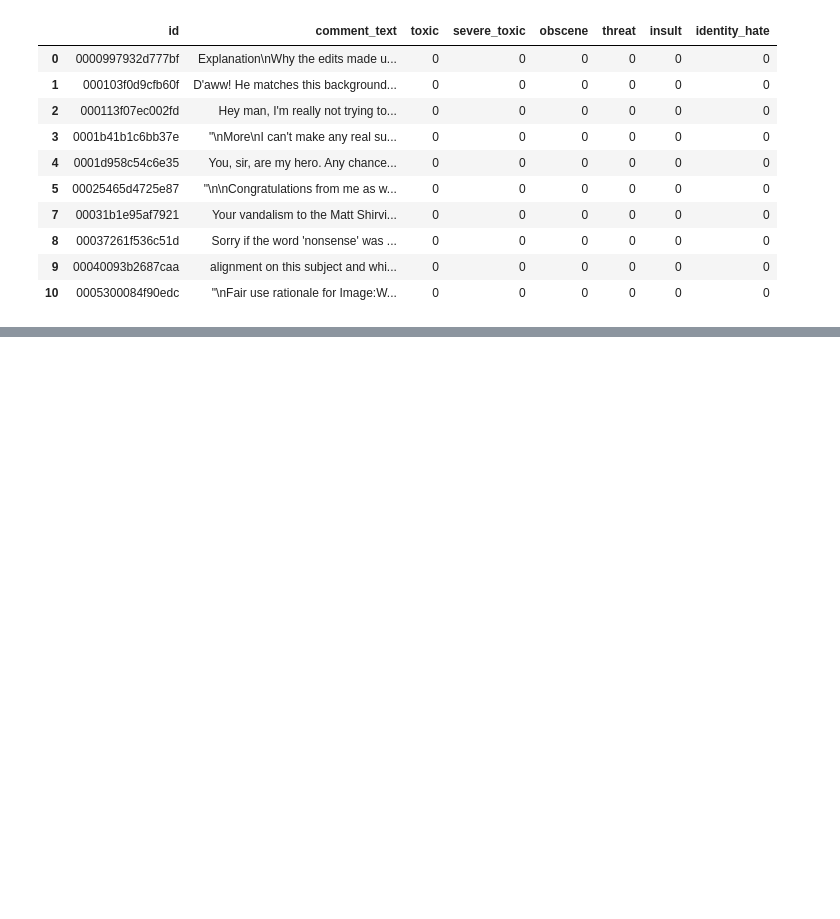
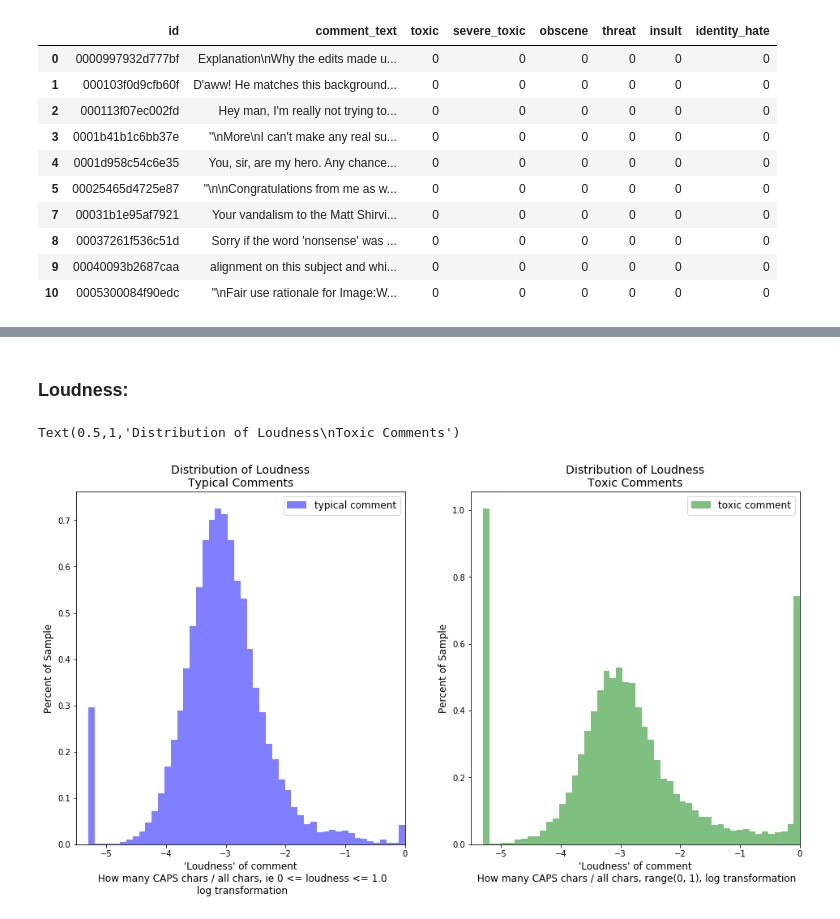
Before and after one commit to pixelatedbrian/polished-vernacular, a Jupyter notebook: notebooks/toxic_comment_eda_round_4.ipynb, the cells around one changed output, grey strips where cells are left out. Saved outputs shown, nothing was run; the diff lists cells and outputs as text; code cells hidden in the pictures; blank space fills up the shorter version.

Commit message:
finished up not very well, but have some good EDA to publish

```diff
--- a/notebooks/toxic_comment_eda_round_4.ipynb
+++ b/notebooks/toxic_comment_eda_round_4.ipynb
@@ -205,0 +221,15 @@ _ = ax.hist(loudness, bins=100, normed=True)
+# %%
+temp = bad_stuff.loc[:, "comment_text"].apply(strip_line)
+bad_stuff["repeating"] = temp.apply(repeating)
+
+# see how things look if repetative comments are concatenated so that they have less influence
+bad_stuff.loc[:, "comment_text"] = bad_stuff.loc[:, "comment_text"].apply(repeating_strip_line)
+
+bad_stuff.loc[:, "loudness"] = bad_stuff.loc[:, "comment_text"].apply(loudness).values
+bad_stuff.loc[:, "punc_ratio"] = bad_stuff.loc[:, "comment_text"].apply(punctuation_ratio).values
+bad_stuff.loc[:, "urgency_r"] = bad_stuff.loc[:, "comment_text"].apply(urgency_ratio).values
+bad_stuff.loc[:, "questioning_r"] = bad_stuff.loc[:, "comment_text"].apply(question_ratio).values
+bad_stuff.loc[:, "dot_r"] = bad_stuff.loc[:, "comment_text"].apply(period_ratio).values
+bad_stuff.loc[:, "word_count"] = bad_stuff.loc[:, "comment_text"].apply(count_words).values
+# bad_stuff["stripped"] = bad_stuff.loc[:, "comment_text"].apply(strip_line)
+# bad_stuff["repeating"] = bad_stuff.loc[:, "stripped"].apply(repeating)
@@ -205,0 +261,25 @@ _ = ax.hist(loudness, bins=100, normed=True)
+# %% [markdown]
+### Loudness:
+# %%
+fig, axs = plt.subplots(1, 2, figsize=(16, 8))
+
+_ = axs[0].hist(np.log(good_stuff.loc[:, "loudness"] + 0.005), bins=50, normed=True, color='blue', alpha=0.5, label="typical comment")
+_ = axs[1].hist(np.log(bad_stuff.loc[:, "loudness"] + 0.005), bins=50, normed=True, color='green', alpha=0.5, label="toxic comment")
+
+axs[0].legend(fontsize=12)
+axs[1].legend(fontsize=12)
+
+axs[0].set_xlabel("'Loudness' of comment\n How many CAPS chars / all chars, ie 0 <= loudness <= 1.0\n log transformation", size=12)
+axs[1].set_xlabel("'Loudness' of comment\n How many CAPS chars / all chars, range(0, 1), log transformation", size=12)
+
+axs[0].set_ylabel("Percent of Sample", size=12)
+axs[1].set_ylabel("Percent of Sample", size=12)
+
+axs[0].set_xlim(-5.5, 0)
+axs[1].set_xlim(-5.5, 0)
+
+axs[0].set_title("Distribution of Loudness\nTypical Comments", size=14)
+axs[1].set_title("Distribution of Loudness\nToxic Comments", size=14)
+# %% [output]
+Text(0.5,1,'Distribution of Loudness\nToxic Comments')
+[figure, added]
```
Also changed, not shown: parts of 26 cells of this notebook, 1 other file.
